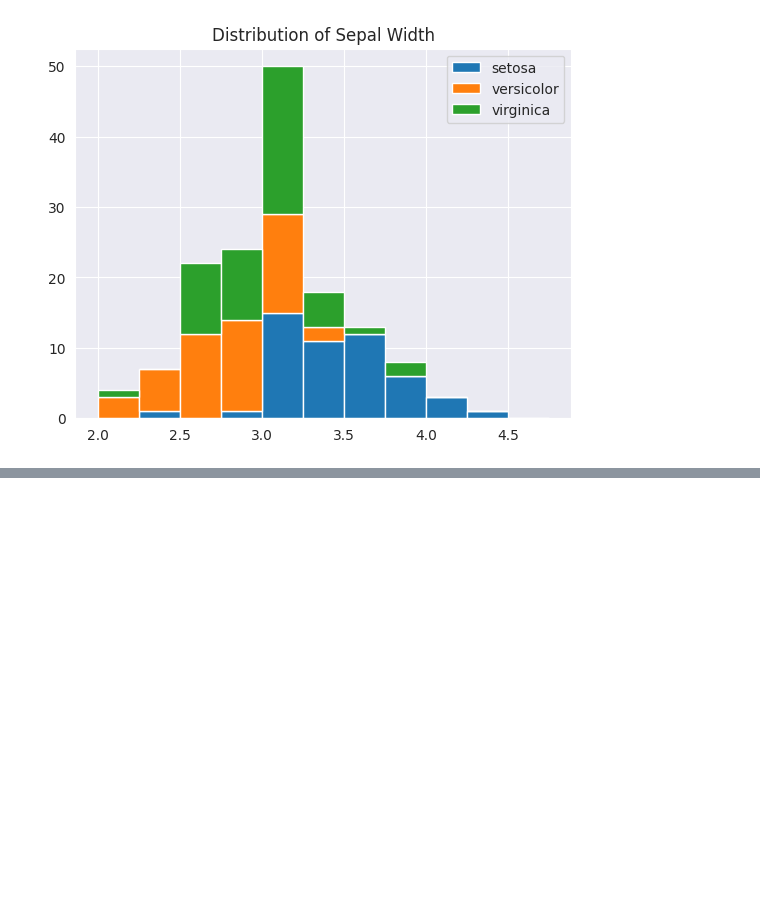
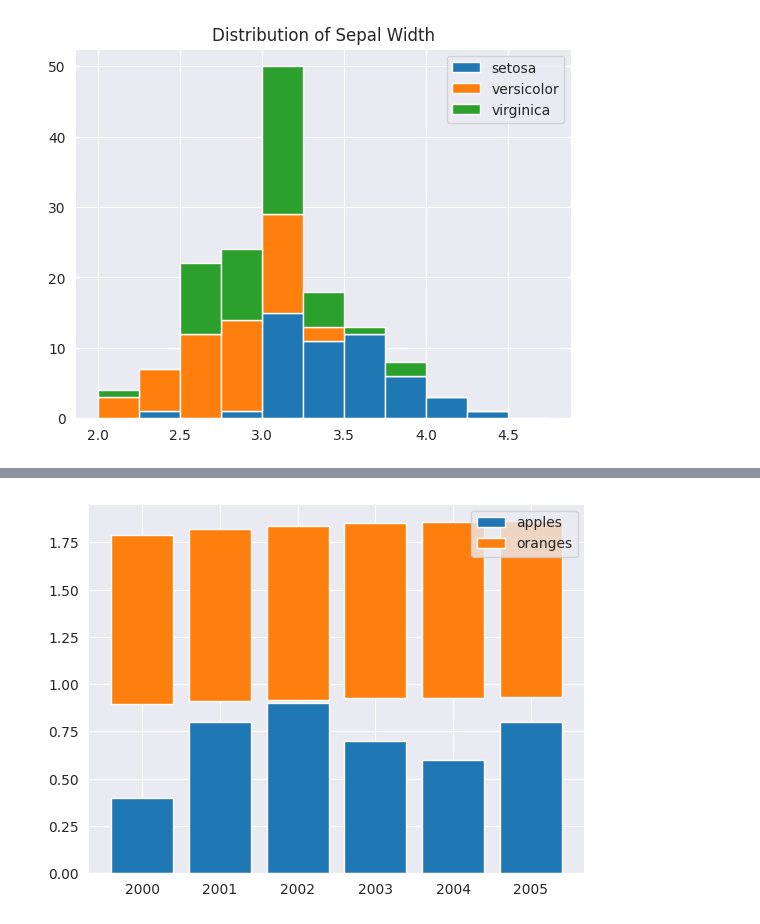
Before and after one commit to paras2003gupta/Machine_learning_google_colab, a Jupyter notebook: Jovian3(MatPlotLib+Seaborn).ipynb, the cells around one changed output, grey strips where cells are left out. Cells and saved outputs as stored; diff of their text form; code cells hidden in the pictures; blank space fills up the shorter version.

```diff
--- a/Jovian3(MatPlotLib+Seaborn).ipynb
+++ b/Jovian3(MatPlotLib+Seaborn).ipynb
@@ -260,0 +272,6 @@ plt.legend(['setosa','versicolor','virginica'])
+# %%
+plt.bar(years,oranges)
+plt.bar(years,apples,bottom = apples)
+plt.legend(["apples","oranges"]);
+# %% [output]
+[figure, added]
```
Also changed, not shown: parts of 19 cells of this notebook.
